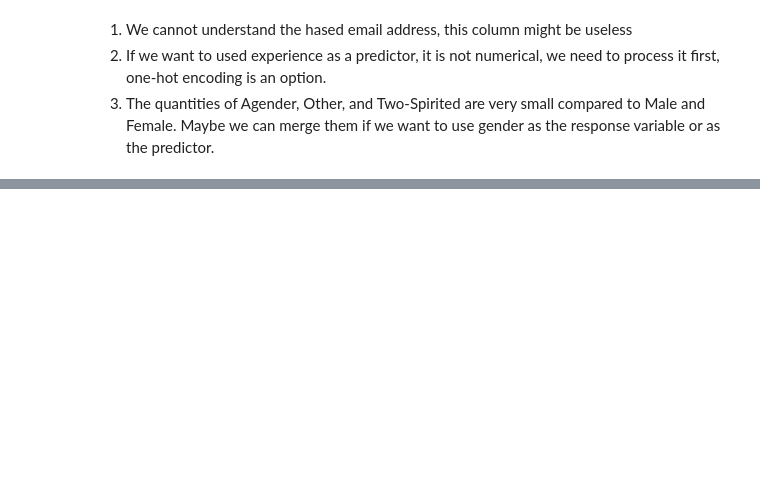
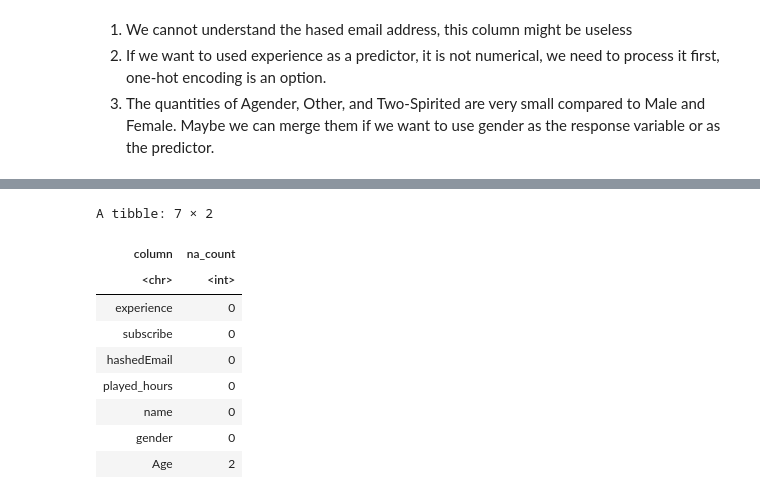
Before and after one commit to burgerchae/DSCI100-Project-Individual-, a Jupyter notebook: Individual Plan.ipynb, the cells around one changed output, grey strips where cells are left out. Saved outputs shown, nothing was run; the diff lists cells and outputs as text; code cells hidden in the pictures; blank space fills up the shorter version.

```diff
--- a/Individual Plan.ipynb
+++ b/Individual Plan.ipynb
@@ -137,0 +167,17 @@ Traceback:
+# %%
+players_tidy |>
+  summarize(across(everything(), ~ sum(is.na(.x)))) |>
+  pivot_longer(everything(),
+               names_to = "column",
+               values_to = "na_count")
+# %% [output]
+A tibble: 7 × 2
+| column | na_count |
+| <chr> | <int> |
+| experience | 0 |
+| subscribe | 0 |
+| hashedEmail | 0 |
+| played_hours | 0 |
+| name | 0 |
+| gender | 0 |
+| Age | 2 |
```
Also changed, not shown: parts of 11 cells of this notebook.
